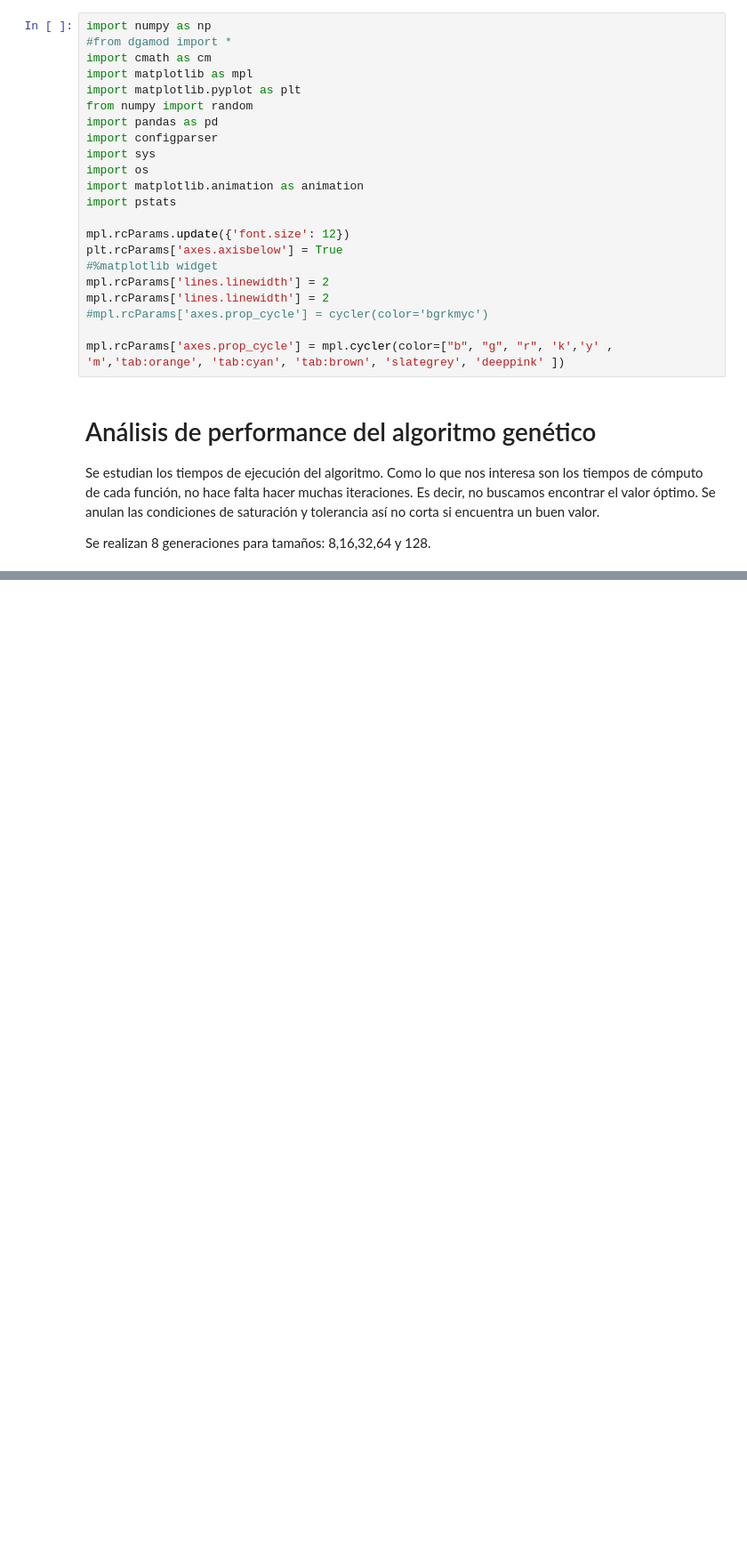
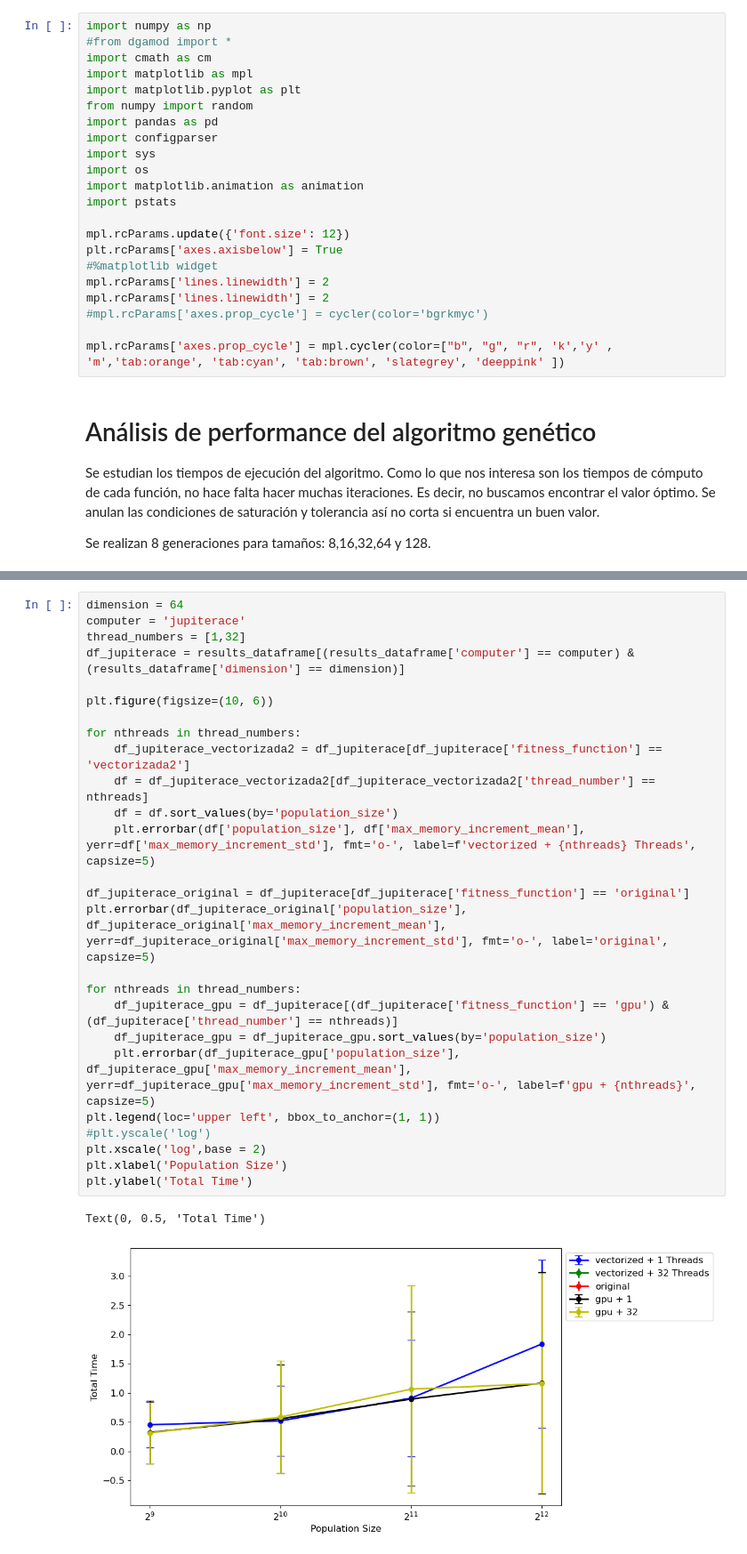
Before and after one commit to sofips/dynamic_ga, a Jupyter notebook: profile_plots.ipynb, the cells around one changed output, grey strips where cells are left out. Shown: that part at 89% size. Saved outputs shown, nothing was run; the diff lists cells and outputs as text; blank space fills up the shorter version.

```diff
--- a/profile_plots.ipynb
+++ b/profile_plots.ipynb
@@ -343,0 +371,29 @@ Text(0, 0.5, 'Total Time')
+# %%
+dimension = 64
+computer = 'jupiterace'
+thread_numbers = [1,32]
+df_jupiterace = results_dataframe[(results_dataframe['computer'] == computer) & (results_dataframe['dimension'] == dimension)]
+
+plt.figure(figsize=(10, 6))
+
+for nthreads in thread_numbers:
+    df_jupiterace_vectorizada2 = df_jupiterace[df_jupiterace['fitness_function'] == 'vectorizada2']
+    df = df_jupiterace_vectorizada2[df_jupiterace_vectorizada2['thread_number'] == nthreads]
+    df = df.sort_values(by='population_size')
+    plt.errorbar(df['population_size'], df['max_memory_increment_mean'], yerr=df['max_memory_increment_std'], fmt='o-', label=f'vectorized + {nthreads} Threads', capsize=5)
+
+df_jupiterace_original = df_jupiterace[df_jupiterace['fitness_function'] == 'original']
+plt.errorbar(df_jupiterace_original['population_size'], df_jupiterace_original['max_memory_increment_mean'], yerr=df_jupiterace_original['max_memory_increment_std'], fmt='o-', label='original', capsize=5)
+
+for nthreads in thread_numbers:
+    df_jupiterace_gpu = df_jupiterace[(df_jupiterace['fitness_function'] == 'gpu') & (df_jupiterace['thread_number'] == nthreads)]
+    df_jupiterace_gpu = df_jupiterace_gpu.sort_values(by='population_size')
+    plt.errorbar(df_jupiterace_gpu['population_size'], df_jupiterace_gpu['max_memory_increment_mean'], yerr=df_jupiterace_gpu['max_memory_increment_std'], fmt='o-', label=f'gpu + {nthreads}', capsize=5)
+plt.legend(loc='upper left', bbox_to_anchor=(1, 1))
+#plt.yscale('log')
+plt.xscale('log',base = 2)
+plt.xlabel('Population Size')
+plt.ylabel('Total Time')
+# %% [output]
+Text(0, 0.5, 'Total Time')
+[figure, added]
```
Also changed, not shown: parts of 13 cells of this notebook.
